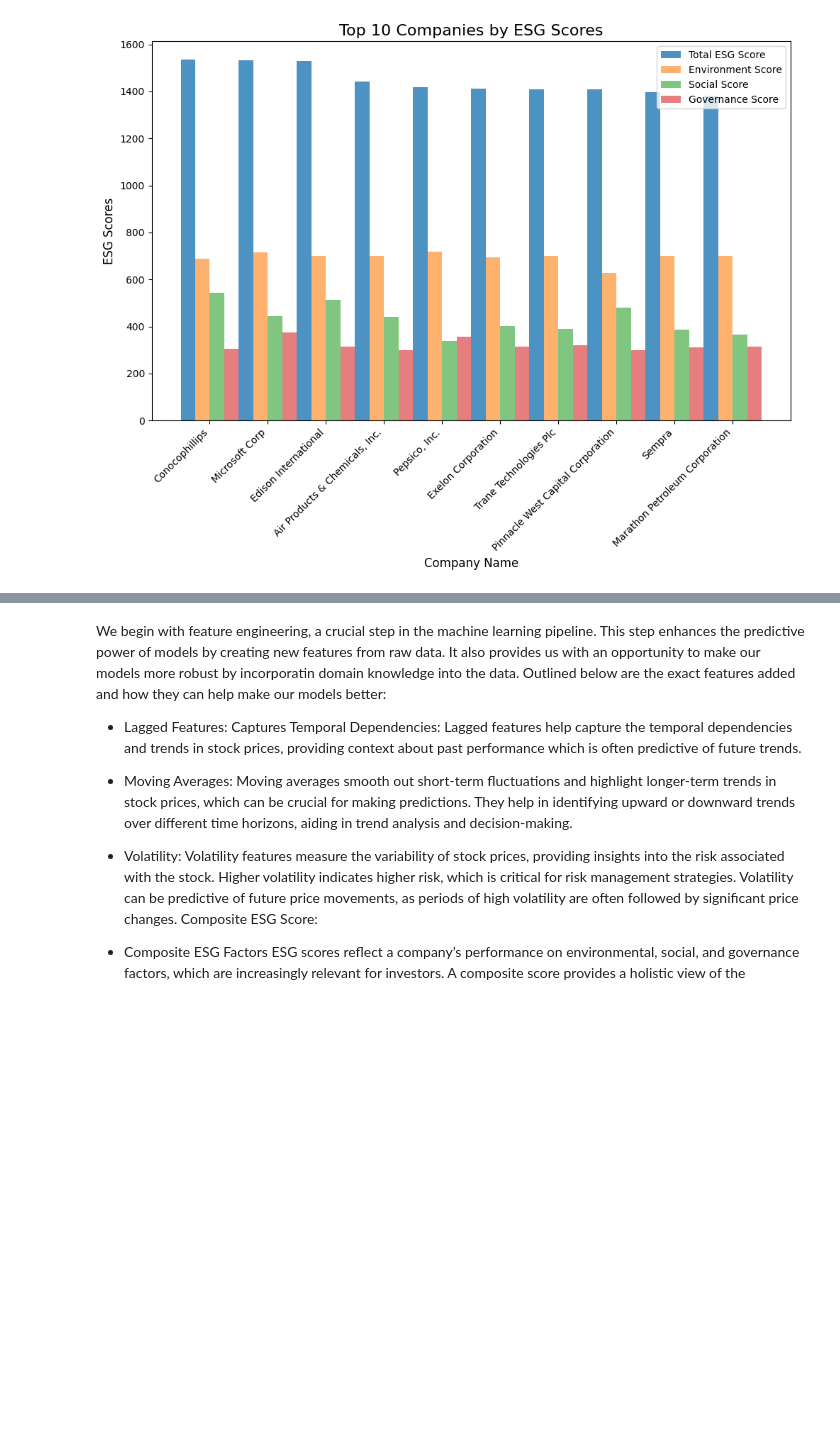
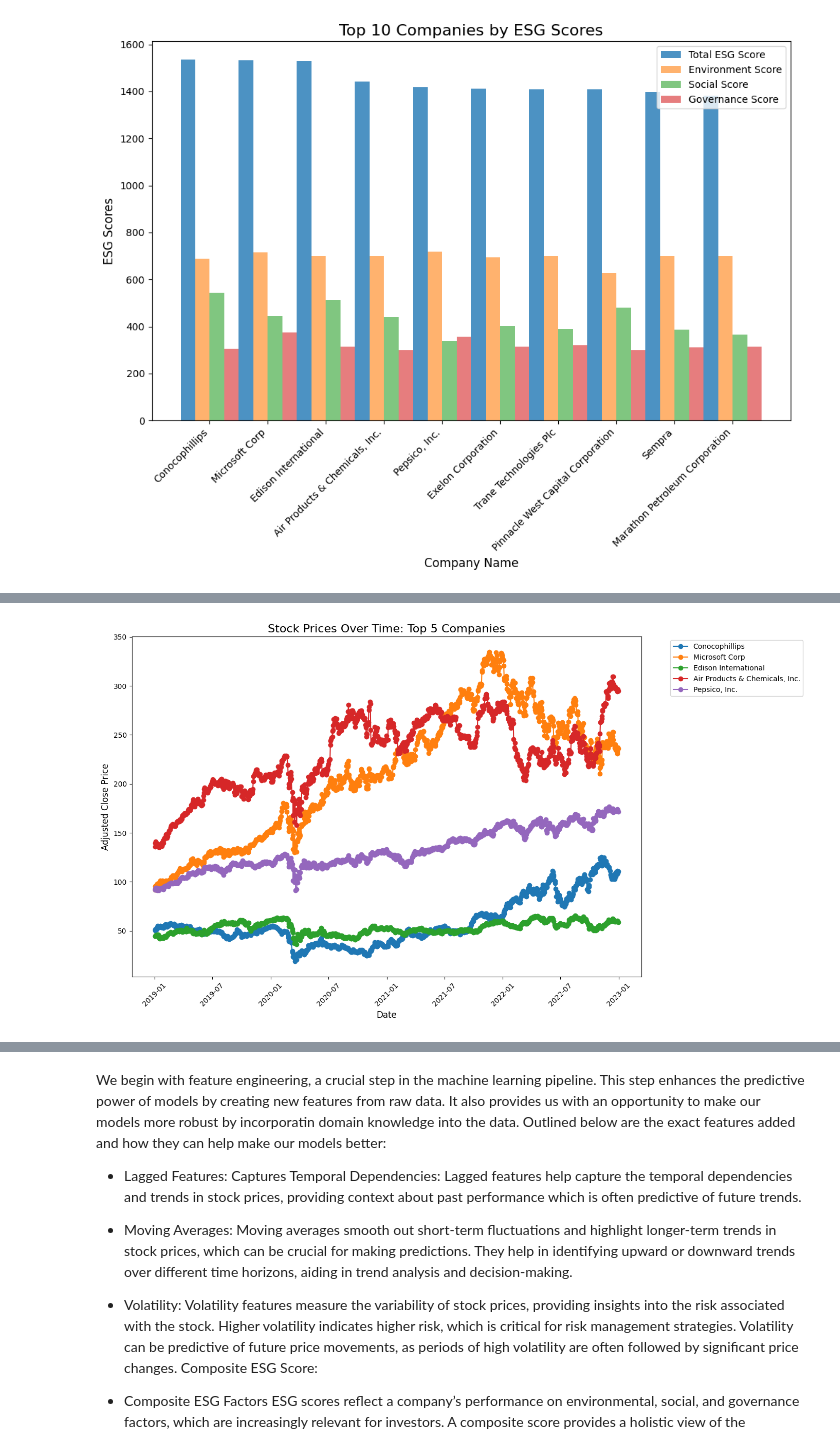
Before and after one commit to JacquelynGarcia/ESGStockPredictor, a Jupyter notebook: FinalProject_Group025_FA24_with_changes.ipynb, the cells around one changed output, grey strips where cells are left out. Cells and saved outputs as stored; diff of their text form; code cells hidden in the pictures; blank space fills up the shorter version.

```diff
--- a/FinalProject_Group025_FA24_with_changes.ipynb
+++ b/FinalProject_Group025_FA24_with_changes.ipynb
@@ -338,0 +370,30 @@ plt.show()
+# %%
+# Sorting companies by total ESG score to get top 5 and bottom 5
+sorted_companies = final_data.groupby("Name").agg({
+    "total_score": "mean"
+}).reset_index().sort_values(by="total_score", ascending=False)
+
+top_5 = sorted_companies.head(5)
+bottom_5 = sorted_companies.tail(5)
+
+# Combining top and bottom company names
+selected_names = top_5["Name"].tolist() + bottom_5["Name"].tolist()
+
+# Filtering final_data for only these companies
+filtered_data = final_data[final_data["Name"].isin(selected_names)]
+# %%
+plt.figure(figsize=(14, 8))
+
+for name in top_5["Name"]:
+    company_data = filtered_data[filtered_data["Name"] == name]
+    plt.plot(company_data["Date"], company_data["adj_close"], marker="o", label=name)
+
+plt.title("Stock Prices Over Time: Top 5 Companies", fontsize=16)
+plt.xlabel("Date", fontsize=12)
+plt.ylabel("Adjusted Close Price", fontsize=12)
+plt.legend(bbox_to_anchor=(1.05, 1), loc="upper left", fontsize=10)
+plt.xticks(rotation=45)
+plt.tight_layout()
+plt.show()
+# %% [output]
+[figure, added]
```
Also changed, not shown: parts of 6 cells of this notebook.
